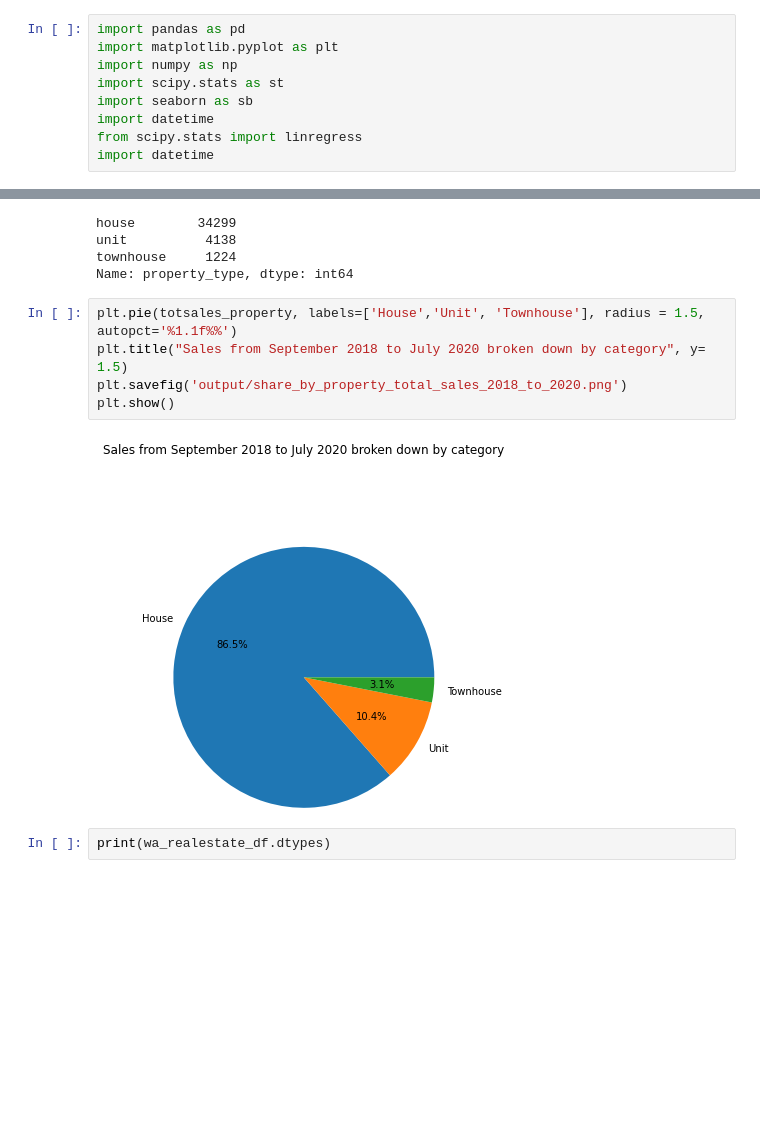
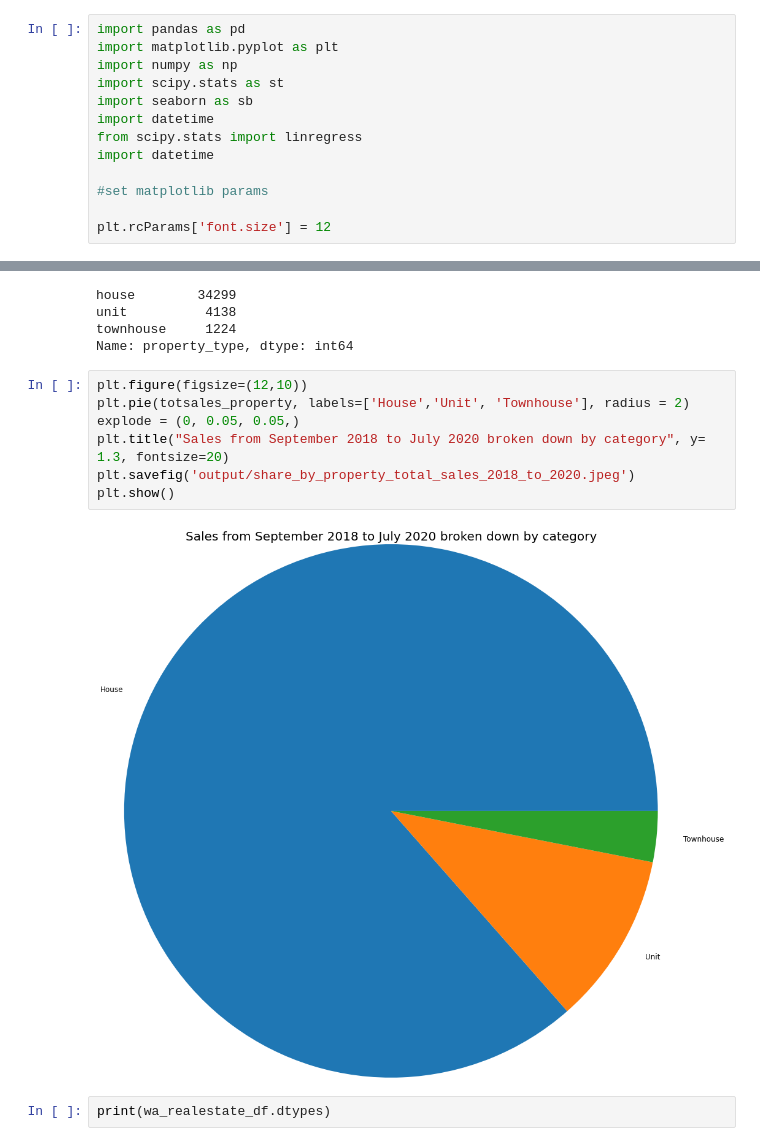
Before and after one commit to Supasyl/Data-Analytics-Project-1, a Jupyter notebook: Project 1.3 Notebooks/Data Analysis - Real Estate Sales Sept 2018 to June 2020.ipynb, the cells around one changed output, grey strips where cells are left out. Saved outputs shown, nothing was run; the diff lists cells and outputs as text; blank space fills up the shorter version.

Commit message:
22102020 20:50
More Tweaks to figures for presentability

```diff
--- a/Project 1.3 Notebooks/Data Analysis - Real Estate Sales Sept 2018 to June 2020.ipynb
+++ b/Project 1.3 Notebooks/Data Analysis - Real Estate Sales Sept 2018 to June 2020.ipynb
@@ -7,6 +7,10 @@ import seaborn as sb
 import datetime
 from scipy.stats import linregress
 import datetime
+
+#set matplotlib params
+
+plt.rcParams['font.size'] = 12
 # %%
 realestate_sales_df = pd.read_csv("aus-property-sales-sep2018-april2020.csv")
 realestate_sales_df
@@ -128,12 +132,14 @@ unit          4138
 townhouse     1224
 Name: property_type, dtype: int64
 # %%
-plt.pie(totsales_property, labels=['House','Unit', 'Townhouse'], radius = 1.5, autopct='%1.1f%%')
-plt.title("Sales from September 2018 to July 2020 broken down by category", y= 1.5)
-plt.savefig('output/share_by_property_total_sales_2018_to_2020.png')
+plt.figure(figsize=(12,10))
+plt.pie(totsales_property, labels=['House','Unit', 'Townhouse'], radius = 2)
+explode = (0, 0.05, 0.05,)
+plt.title("Sales from September 2018 to July 2020 broken down by category", y= 1.3, fontsize=20)
+plt.savefig('output/share_by_property_total_sales_2018_to_2020.jpeg')
 plt.show()
 # %% [output]
-[figure, old version]
+[figure, new version]
 # %%
 print(wa_realestate_df.dtypes)
 # %% [output]
```
Also changed, not shown: parts of 8 cells of this notebook, 13 other files.
